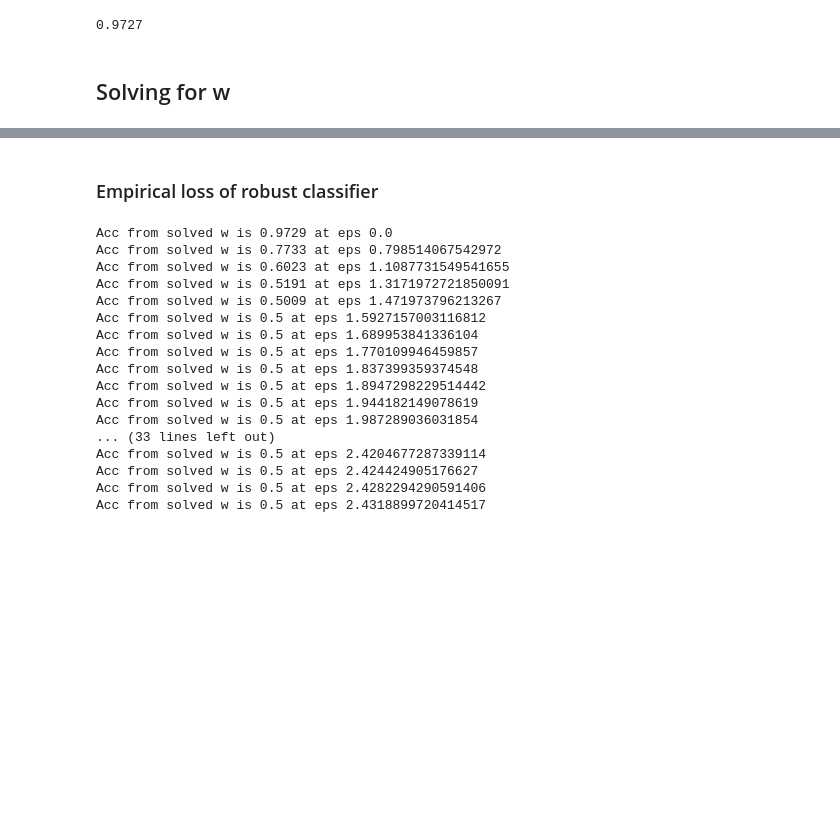
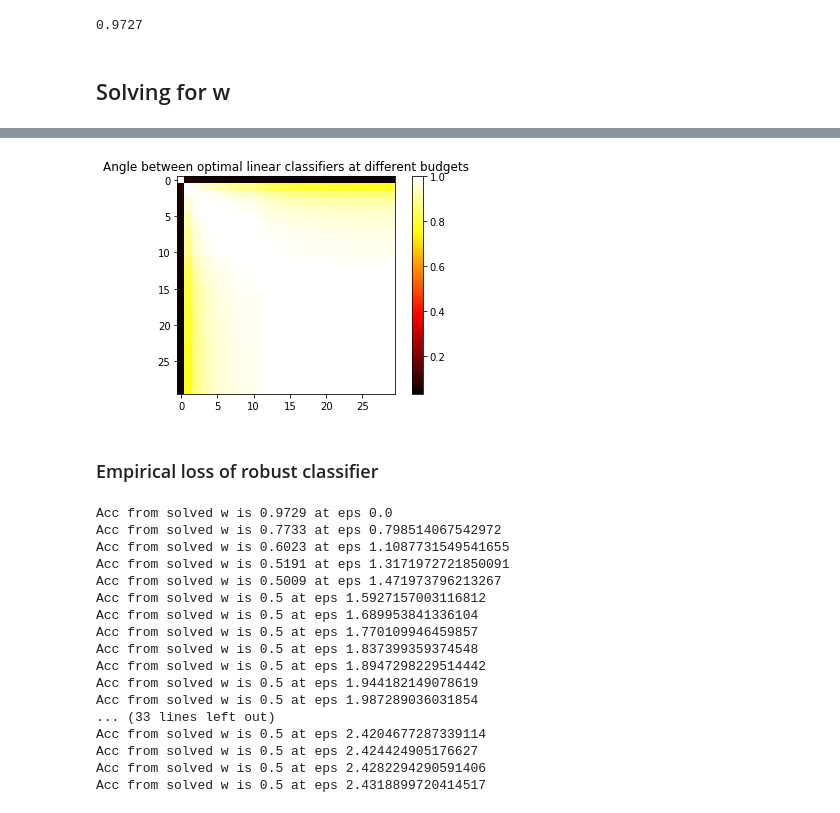
Before and after one commit to arjunbhagoji/log-loss-lower-bounds, a Jupyter notebook: gauss_model.ipynb, the cells around one changed output, grey strips where cells are left out. Drawn from its saved outputs; the diff is of its cells as text; code cells hidden in the pictures; blank space fills up the shorter version.

```diff
--- a/gauss_model.ipynb
+++ b/gauss_model.ipynb
@@ -153,0 +174,8 @@ Optimal for eps 2.4318899720414517
+# %%
+optimal_losses = []
+for i in range(len(delta_init)):
+    alpha = np.dot(w_opt[i],mu)-eps_opt[i]*np.linalg.norm(w_opt[i])
+    Q_alpha = 0.5 - 0.5*special.erf(alpha/np.sqrt(2))
+    optimal_loss=Q_alpha
+    optimal_losses.append(optimal_loss)
+    print('Optimal loss at %s is %s' % (eps_opt[i],optimal_loss))
@@ -154,3 +200,15 @@ Optimal for eps 2.4318899720414517
+# %%
+angles = np.zeros((len(delta_init),len(delta_init)))
+for i in range(len(delta_init)):
+    for j in range(len(delta_init)):
+        angles[i,j] = np.dot(w_opt[i],w_opt[j])/(np.linalg.norm(w_opt[i])*np.linalg.norm(w_opt[j]))
+# %%
+plt.imshow(angles, cmap='hot', interpolation='none')
+plt.title('Angle between optimal linear classifiers at different budgets')
+plt.colorbar()
+plt.show()
+# %% [output]
+[figure, added]
 # %% [markdown]
 ### Empirical loss of robust classifier
 # %%
```
Also changed, not shown: parts of 11 cells of this notebook, 14 other files.
